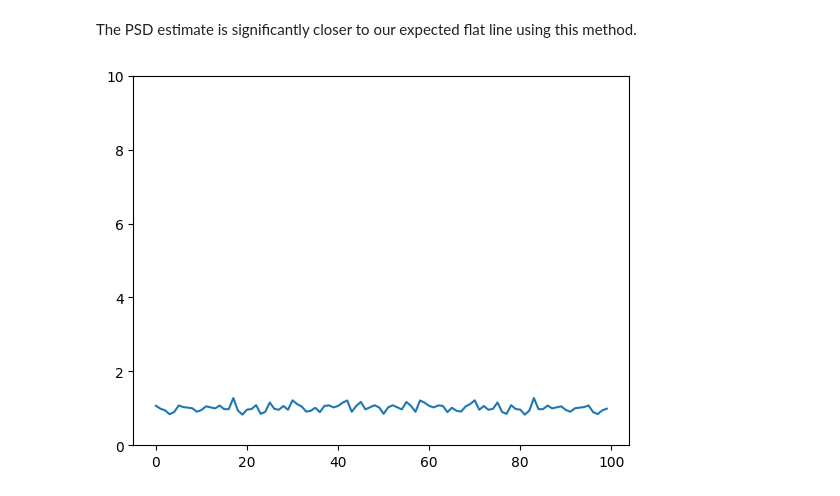
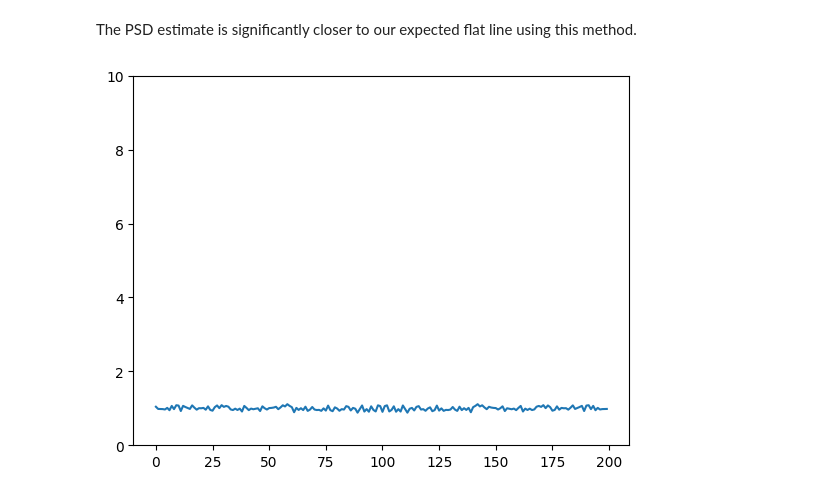
Before and after one commit to thomas6785/notes, a Jupyter notebook: ASP_Tutorials/ASP_5.1.ipynb, the cells around one changed output. Cells and saved outputs as stored; diff of their text form; code cells hidden in the pictures.

```diff
--- a/ASP_Tutorials/ASP_5.1.ipynb
+++ b/ASP_Tutorials/ASP_5.1.ipynb
@@ -23,22 +25,26 @@ plt.show()
 # %% [markdown]
 Notice that even though we would expect a clean, flat line for white noise, it is noisy. This is mitigated by more samples, but still not ideal.
 # %%
-K = 100
-L = 100
+bins = 100
+bin_size = int(nSamples/bins)
 
-X1 = np.zeros(L) # will store the sum of the individual periodogram's, to be averaged
+X1 = np.zeros(bin_size) # will store the sum of the individual periodogram's, to be averaged
 m = 0
-for k in range(K):
-    s = x[m:m+L]
+for k in range(bins):
+    s = x[m:m+bin_size]
     Xs = fft(s)
-    Xs_periodogram = (np.abs(Xs)**2) / L
+    Xs_periodogram = (np.abs(Xs)**2) / bin_size
     X1 += Xs_periodogram
 
-    m += L
+    m += bin_size
 
-X1 /= K
+X1 /= bins
 
 plt.plot(X1)
 plt.ylim(0,10)
 plt.show()
+
+plt.plot(X1)
+plt.ylim(0,2)
+plt.show()
 # %% [output]
@@ -46,23 +53,24 @@ plt.show()
 # %% [markdown]
 The PSD estimate is significantly closer to our expected flat line using this method.
 # %%
-K = 100
-L = 100
+bin_size = 200
+m_inc = int(bin_size*0.8)
+bins = int(nSamples / m_inc)
 
-X1 = np.zeros(L) # will store the sum of the individual periodogram's, to be averaged
+X1 = np.zeros(bin_size) # will store the sum of the individual periodogram's, to be averaged
 m = 0
-for k in range(K):
-    s = x[m:m+L]
+for k in range(bins):
+    s = x[m:m+bin_size]
     Xs = fft(s)
-    Xs_periodogram = (np.abs(Xs)**2) / L
+    Xs_periodogram = (np.abs(Xs)**2) / bin_size
     X1 += Xs_periodogram
 
-    m += int(L*0.8) # allow segment overlap!
+    m += int(bin_size*0.8) # allow segment overlap!
 
-X1 /= K
+X1 /= bins
 
 plt.plot(X1)
 plt.ylim(0,10)
 plt.show()
 # %% [output]
-[figure, old version]
+[figure, new version]
```
Also changed, not shown: parts of 4 cells of this notebook.
